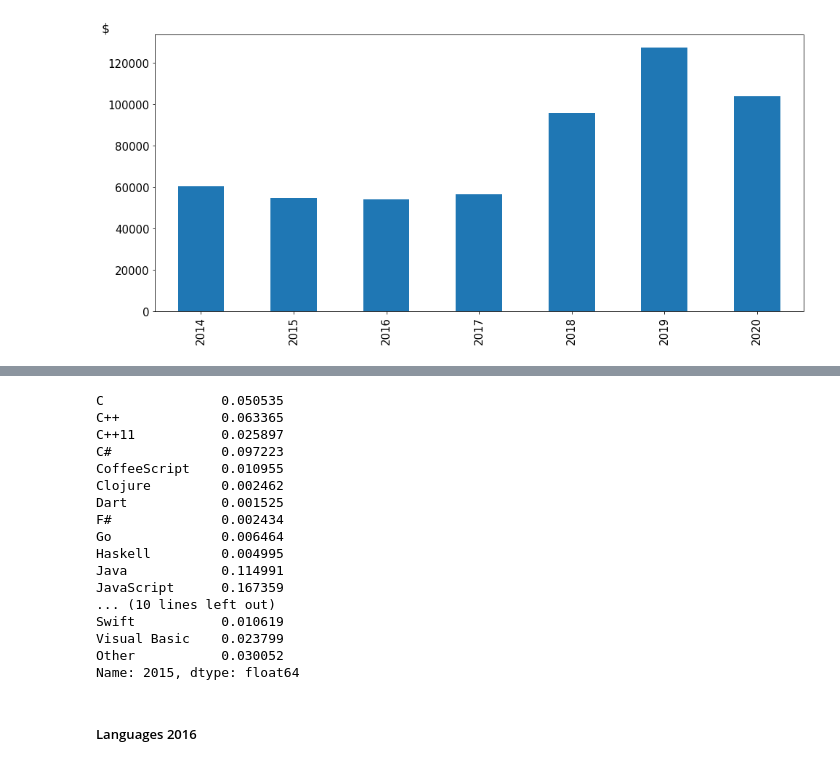
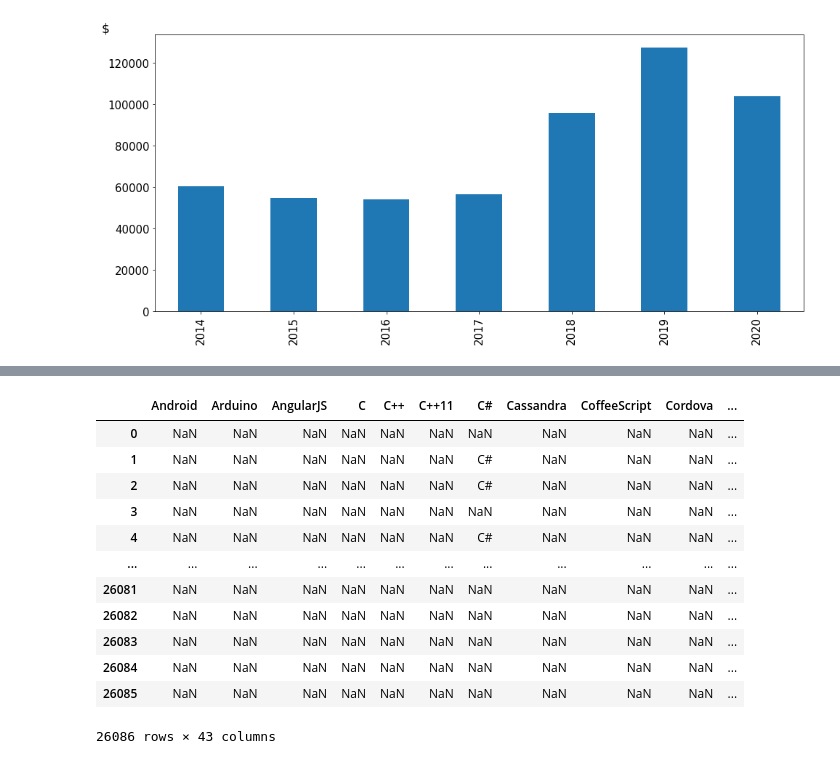
Before and after one commit to unclesyova/DSnanodegree_Project1, a Jupyter notebook: IT_trends.ipynb, the cells around one changed output, grey strips where cells are left out. Saved outputs shown, nothing was run; the diff lists cells and outputs as text; code cells hidden in the pictures.

```diff
--- a/IT_trends.ipynb
+++ b/IT_trends.ipynb
@@ -296,33 +679,26 @@ Name: 2014, dtype: float64
 # %%
 lang2015 = df2015.loc[:,'Current Lang & Tech: Android':'Current Lang & Tech: Write-In']
-lang2015 = lang2015.count()
-idx = list(lang2015.index) #Editing index to make it uniform with previous data
-for i in range(len(idx)):
-    colon_pos = idx[i].find(':')
-    idx[i] = idx[i][colon_pos+2:]
-idx[-1] = 'Other'
-lang2015.index = idx
-lang2015 = filter_languages(lang2015, set_of_languages) #List of languages included other technologies so needed filtering
-lang2015 = lang2015 / lang2015.sum()
-lang2015.name = '2015'
+#other2015 = lang2015['Current Lang & Tech: Write-In'] # Save others into separate series for later counting
+#lang2015 = lang2015.loc[:,'Current Lang & Tech: Android':'Current Lang & Tech: Wordpress']
+
+columns = list(lang2015.columns) # Editing columns to make it uniform with other data
+for i in range(len(columns)):
+    colon_pos = columns[i].find(':')
+    columns[i] = columns[i][colon_pos+2:]
+columns[-1] = 'Other'
+lang2015.columns = columns
 lang2015
 # %% [output]
+|  | Android | Arduino | AngularJS | C | C++ | C++11 | C# | Cassandra | CoffeeScript | Cordova | ... |
+| 0 | NaN | NaN | NaN | NaN | NaN | NaN | NaN | NaN | NaN | NaN | ... |
+| 1 | NaN | NaN | NaN | NaN | NaN | NaN | C# | NaN | NaN | NaN | ... |
+| 2 | NaN | NaN | NaN | NaN | NaN | NaN | C# | NaN | NaN | NaN | ... |
+| 3 | NaN | NaN | NaN | NaN | NaN | NaN | NaN | NaN | NaN | NaN | ... |
+| 4 | NaN | NaN | NaN | NaN | NaN | NaN | C# | NaN | NaN | NaN | ... |
+| ... | ... | ... | ... | ... | ... | ... | ... | ... | ... | ... | ... |
+| 26081 | NaN | NaN | NaN | NaN | NaN | NaN | NaN | NaN | NaN | NaN | ... |
+| 26082 | NaN | NaN | NaN | NaN | NaN | NaN | NaN | NaN | NaN | NaN | ... |
+| 26083 | NaN | NaN | NaN | NaN | NaN | NaN | NaN | NaN | NaN | NaN | ... |
+| 26084 | NaN | NaN | NaN | NaN | NaN | NaN | NaN | NaN | NaN | NaN | ... |
+| 26085 | NaN | NaN | NaN | NaN | NaN | NaN | NaN | NaN | NaN | NaN | ... |
-C               0.050535
-C++             0.063365
-C++11           0.025897
-C#              0.097223
-CoffeeScript    0.010955
-Clojure         0.002462
-Dart            0.001525
-F#              0.002434
-Go              0.006464
-Haskell         0.004995
-Java            0.114991
-JavaScript      0.167359
-... (10 lines left out)
-Swift           0.010619
-Visual Basic    0.023799
-Other           0.030052
-Name: 2015, dtype: float64
+26086 rows × 43 columns
-# %% [markdown]
-##### Languages 2016
```
Also changed, not shown: parts of 121 cells of this notebook.
